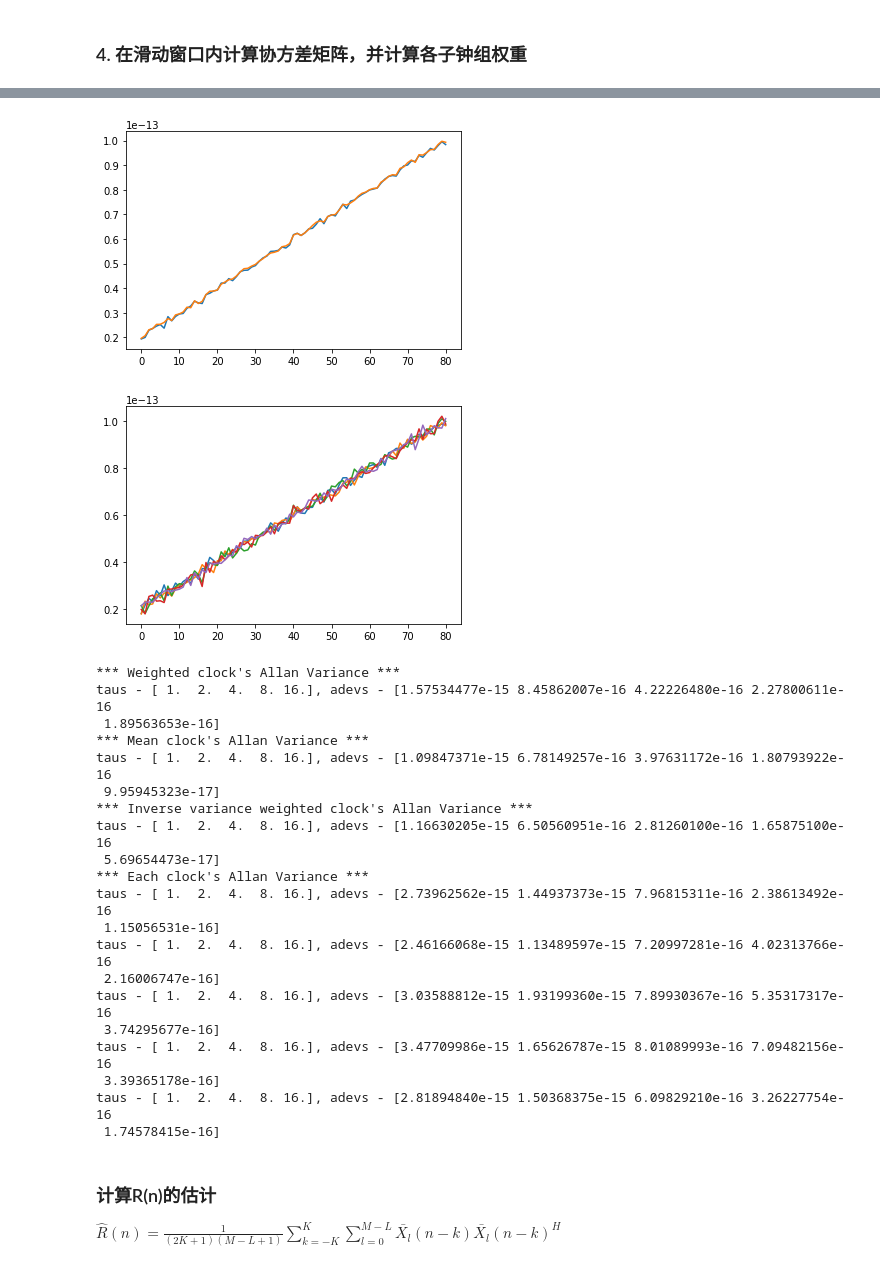
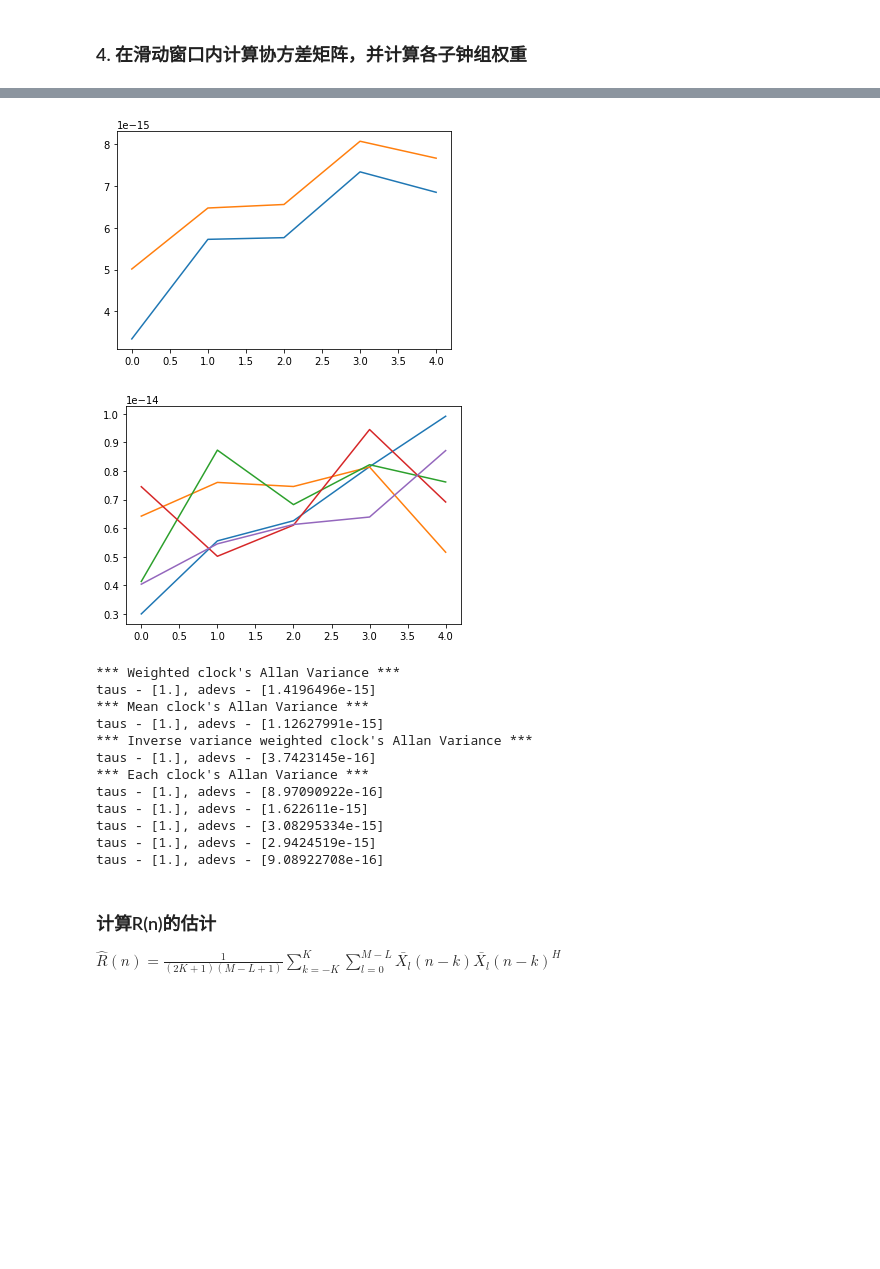
Before and after one commit to mochiliu3000/beamformer, a Jupyter notebook: Minimum Variance Beamformer.ipynb, the cells around one changed output, grey strips where cells are left out. Cells and saved outputs as stored; diff of their text form; code cells hidden in the pictures; blank space fills up the shorter version.

```diff
--- a/Minimum Variance Beamformer.ipynb
+++ b/Minimum Variance Beamformer.ipynb
@@ -22,7 +22,7 @@ mu_2 = 0
 sigma_1 = 2 * 10 ** (-30)
 sigma_2 = 10 ** (-34)
 
-t = range(1,101) # 1,2,3...10
+t = range(1,10) # 1,2,3...10
 clock_size = 5
 # %%
 import math
@@ -137,10 +132,5 @@ You should consider upgrading via the 'pip install --upgrade pip' command.
 ### 3. 生成子钟组
 # %%
 subset_size = 3
-subsets = list()
 if subset_size > y_t.shape[1]:
     raise Exception('The subset size should not be greater than the number of clocks')
-for i in range(y_t.shape[1] - subset_size + 1):
-    subset = y_t[:,i:i+subset_size]
-    subsets.append(subset)
-print(subsets)
@@ -166,22 +138,21 @@ print(subsets)
 ### 4. 在滑动窗口内计算协方差矩阵，并计算各子钟组权重
 # %%
 regularization = True
-window_size = 20
+window_size = 5
 window_step = 1
 A = np.ones((clock_size - subset_size + 1, 1))
 
 if window_size > y_t.shape[0]:
     raise Exception('The window size should not be greater than the number of time points')
 
-
 weighted_clock_estimation = list()
 weighted_inverse_variance_estimation = list()
 for i in range(int((y_t.shape[0] - window_size) / window_step) + 1):
     subset_raw_sum_list = list()
     print("------------------Step %s------------------" % i)
-    for j in range(len(subsets)):
+    for j in range(y_t.shape[1] - subset_size + 1):
         # 1. Get raw subset
-        subset_raw = subsets[j][i:i+window_size,]
+        subset_raw = y_t[i:i+window_size,j:j+subset_size]
 
         # 2. Calculate summation within a subset
         subset_raw_sum = np.sum(subset_raw, axis=1)
@@ -307,25 +278,17 @@ for i in range(real_clock.shape[1]):
-[figure, old version]
+[figure, new version]
-[figure, old version]
+[figure, new version]
 *** Weighted clock's Allan Variance ***
-taus - [ 1.  2.  4.  8. 16.], adevs - [1.57534477e-15 8.45862007e-16 4.22226480e-16 2.27800611e-16
- 1.89563653e-16]
+taus - [1.], adevs - [1.4196496e-15]
 *** Mean clock's Allan Variance ***
-taus - [ 1.  2.  4.  8. 16.], adevs - [1.09847371e-15 6.78149257e-16 3.97631172e-16 1.80793922e-16
- 9.95945323e-17]
+taus - [1.], adevs - [1.12627991e-15]
 *** Inverse variance weighted clock's Allan Variance ***
-taus - [ 1.  2.  4.  8. 16.], adevs - [1.16630205e-15 6.50560951e-16 2.81260100e-16 1.65875100e-16
- 5.69654473e-17]
+taus - [1.], adevs - [3.7423145e-16]
 *** Each clock's Allan Variance ***
-taus - [ 1.  2.  4.  8. 16.], adevs - [2.73962562e-15 1.44937373e-15 7.96815311e-16 2.38613492e-16
- 1.15056531e-16]
-taus - [ 1.  2.  4.  8. 16.], adevs - [2.46166068e-15 1.13489597e-15 7.20997281e-16 4.02313766e-16
- 2.16006747e-16]
-taus - [ 1.  2.  4.  8. 16.], adevs - [3.03588812e-15 1.93199360e-15 7.89930367e-16 5.35317317e-16
- 3.74295677e-16]
-taus - [ 1.  2.  4.  8. 16.], adevs - [3.47709986e-15 1.65626787e-15 8.01089993e-16 7.09482156e-16
- 3.39365178e-16]
-taus - [ 1.  2.  4.  8. 16.], adevs - [2.81894840e-15 1.50368375e-15 6.09829210e-16 3.26227754e-16
- 1.74578415e-16]
+taus - [1.], adevs - [8.97090922e-16]
+taus - [1.], adevs - [1.622611e-15]
+taus - [1.], adevs - [3.08295334e-15]
+taus - [1.], adevs - [2.9424519e-15]
+taus - [1.], adevs - [9.08922708e-16]
 # %% [markdown]
 ### 计算R(n)的估计
 $ \hat{R}(n)=\frac{1}{(2K+1)(M-L+1)}\sum_{k=-K}^K\sum_{l=0}^{M-L}\bar{X_l}(n-k)\bar{X_l}(n-k)^{H} $
```
Also changed, not shown: parts of 8 cells of this notebook, 2 other files.
